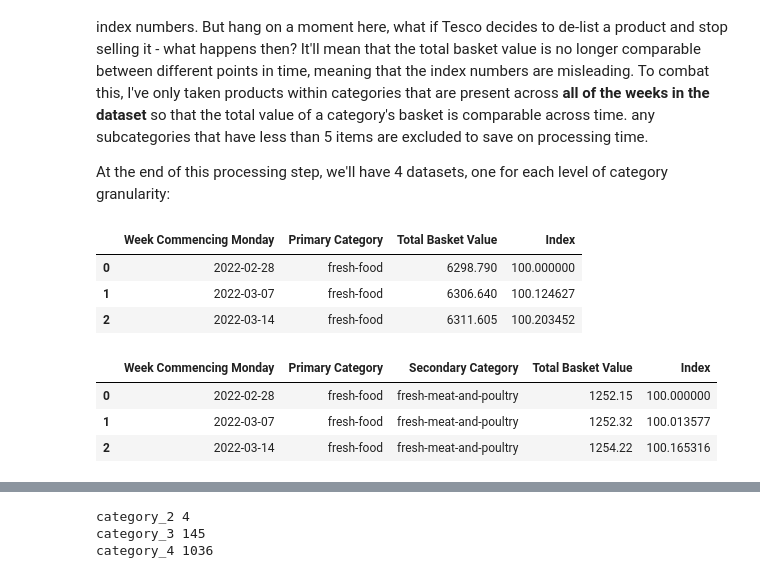
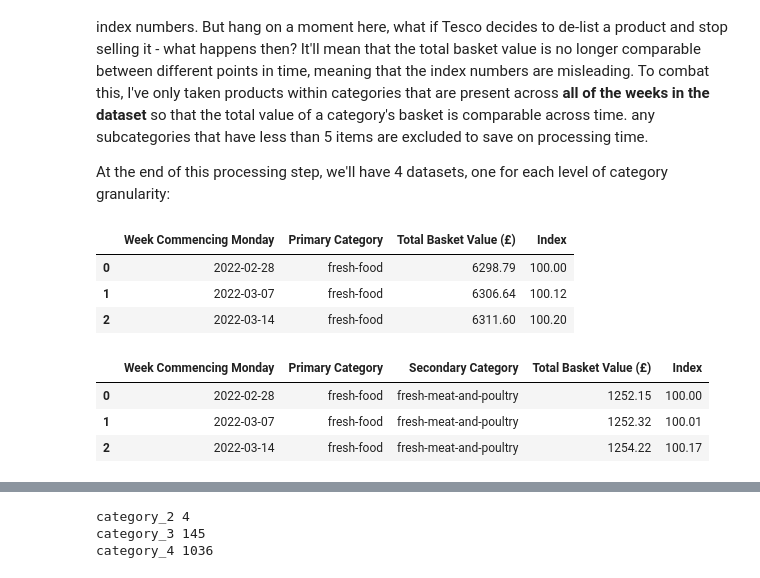
Before and after one commit to Blee1077/solverism-quarto-blog, a Jupyter notebook: posts/2022-09-20-tesco-price-analysis.ipynb, the cells around one changed output, grey strips where cells are left out. Saved outputs shown, nothing was run; the diff lists cells and outputs as text; code cells hidden in the pictures.

```diff
--- a/posts/2022-09-20-tesco-price-analysis.ipynb
+++ b/posts/2022-09-20-tesco-price-analysis.ipynb
@@ -347,24 +347,30 @@ for sub_cat_type in categories:
 # %%
 #| echo: false
 #| output: true
 
 mask = cat_index_dict['category_1']['category_1']=='fresh-food'
-(
+disp_df = (
     cat_index_dict['category_1']
     [mask]
     .head(3)
     .rename(columns={
         'date': 'Week Commencing Monday',
         'category_1': 'Primary Category',
-        'total_basket_value': 'Total Basket Value',
+        'total_basket_value': 'Total Basket Value (£)',
         'index': 'Index'
     })
 )
+
+# Round numbers for readability
+disp_df['Index'] = disp_df['Index'].round(2)
+disp_df['Total Basket Value (£)'] = disp_df['Total Basket Value (£)'].round(2)
+
+disp_df
 # %% [output]
-|  | Week Commencing Monday | Primary Category | Total Basket Value | Index |
-| 0 | 2022-02-28 | fresh-food | 6298.790 | 100.000000 |
-| 1 | 2022-03-07 | fresh-food | 6306.640 | 100.124627 |
-| 2 | 2022-03-14 | fresh-food | 6311.605 | 100.203452 |
+|  | Week Commencing Monday | Primary Category | Total Basket Value (£) | Index |
+| 0 | 2022-02-28 | fresh-food | 6298.79 | 100.00 |
+| 1 | 2022-03-07 | fresh-food | 6306.64 | 100.12 |
+| 2 | 2022-03-14 | fresh-food | 6311.60 | 100.20 |
 # %%
 #| echo: false
 #| output: true
@@ -374,7 +380,7 @@ mask = (
     & (cat_index_dict['category_2']['category_2']=='fresh-meat-and-poultry')
 )
 
-(
+disp_df = (
     cat_index_dict['category_2']
     [mask]
     .head(3)
@@ -382,15 +388,21 @@ mask = (
         'date': 'Week Commencing Monday',
         'category_1': 'Primary Category',
         'category_2': 'Secondary Category',
-        'total_basket_value': 'Total Basket Value',
+        'total_basket_value': 'Total Basket Value (£)',
         'index': 'Index'
     })
 )
+
+# Round numbers for readability
+disp_df['Index'] = disp_df['Index'].round(2)
+disp_df['Total Basket Value (£)'] = disp_df['Total Basket Value (£)'].round(2)
+
+disp_df
 # %% [output]
-|  | Week Commencing Monday | Primary Category | Secondary Category | Total Basket Value | Index |
-| 0 | 2022-02-28 | fresh-food | fresh-meat-and-poultry | 1252.15 | 100.000000 |
-| 1 | 2022-03-07 | fresh-food | fresh-meat-and-poultry | 1252.32 | 100.013577 |
-| 2 | 2022-03-14 | fresh-food | fresh-meat-and-poultry | 1254.22 | 100.165316 |
+|  | Week Commencing Monday | Primary Category | Secondary Category | Total Basket Value (£) | Index |
+| 0 | 2022-02-28 | fresh-food | fresh-meat-and-poultry | 1252.15 | 100.00 |
+| 1 | 2022-03-07 | fresh-food | fresh-meat-and-poultry | 1252.32 | 100.01 |
+| 2 | 2022-03-14 | fresh-food | fresh-meat-and-poultry | 1254.22 | 100.17 |
 # %%
 #| echo: false
 #| output: true
```
Also changed, not shown: parts of 4 cells of this notebook.
